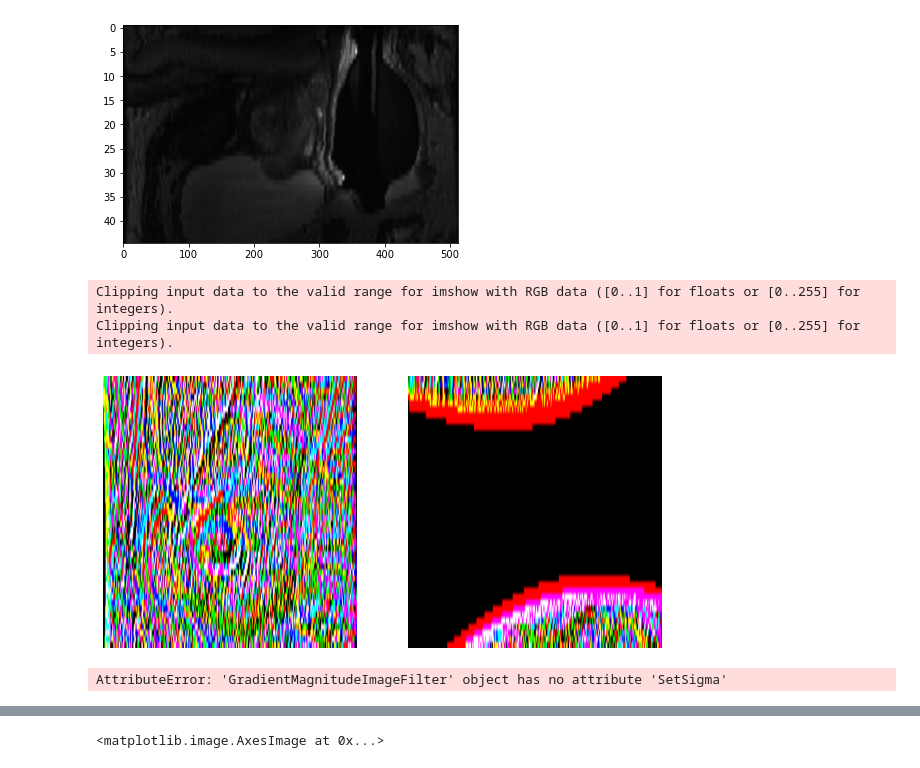
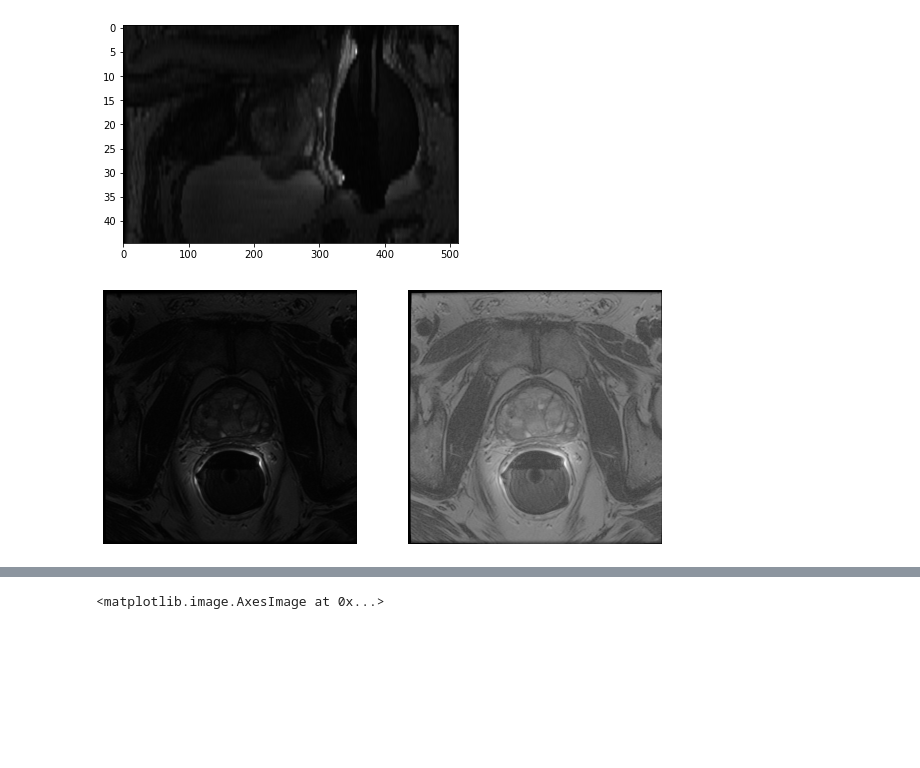
Before and after one commit to NingyouLi/miniProject_NingyouLi, a Jupyter notebook: mini_project.ipynb, the cells around one changed output, grey strips where cells are left out. Drawn from its saved outputs; the diff is of its cells as text; code cells hidden in the pictures; blank space fills up the shorter version.

```diff
--- a/mini_project.ipynb
+++ b/mini_project.ipynb
@@ -79,41 +79,20 @@ plt.imshow(sitk.GetArrayFromImage(img[256,:,:]),cmap='gray',aspect='auto')
 # %%
 def prostate_segmenter(image):
 # %%
-# gradient (directional derivative. vector information is provided with different directions)
-grad_filter = sitk.GradientImageFilter() #define filter
-filtered_img = grad_filter.Execute(img)# apply/exercute to the image, new variable must be assigned
-# img is input volumn
+# gamma correction
+img = sitk.Cast(img, sitk.sitkFloat32)
+filtered_img = ((img/255)**0.3) # lambda<0, brighten the image: show more details in dark
+gamma_img = sitk.RescaleIntensity(filtered_img,0,255)
 
 plt.figure(figsize=(10,5))
 plt.gray()
-#plot the first direction
 plt.subplot(1,2,1)
-plt.imshow(sitk.GetArrayFromImage(filtered_img)[:,:,22], aspect='auto',cmap='gray',) # vmax should be tunned based on the nature of the filtered image
+plt.imshow(sitk.GetArrayFromImage(img[:,:,22]))
 plt.axis('off')
-#plot the second direction
 plt.subplot(1,2,2)
-plt.imshow(sitk.GetArrayFromImage(filtered_img)[:,:,1], aspect='auto') # vmax should be tunned based on the nature of the filtered image
+plt.imshow(sitk.GetArrayFromImage(gamma_img[:,:,22])) # vmax should be tunned based on the nature of the filtered image
 plt.axis('off')
 plt.show()
 # %% [output]
-Clipping input data to the valid range for imshow with RGB data ([0..1] for floats or [0..255] for integers).
-Clipping input data to the valid range for imshow with RGB data ([0..1] for floats or [0..255] for integers).
-[figure, old version]
+[figure, new version]
-# %%
-# gradient magnitude
-grad_filter = sitk.GradientMagnitudeImageFilter()
-grad_filter.SetSigma(3)
-filtered_img = grad_filter.Execute(img)
-
-plt.figure(figsize=(10,5))
-plt.gray()
-plt.subplot(1,2,1)
-plt.imshow(sitk.GetArrayFromImage(img[:,:,22]), vmin=0, vmax=255)
-plt.axis('off')
-plt.subplot(1,2,2)
-plt.imshow(sitk.GetArrayFromImage(filtered_img[:,:,22])) # vmax should be tunned based on the nature of the filtered image
-plt.axis('off')
-plt.show()
-# %% [output]
-AttributeError: 'GradientMagnitudeImageFilter' object has no attribute 'SetSigma'
 # %%
```
Also changed, not shown: parts of 7 cells of this notebook.
